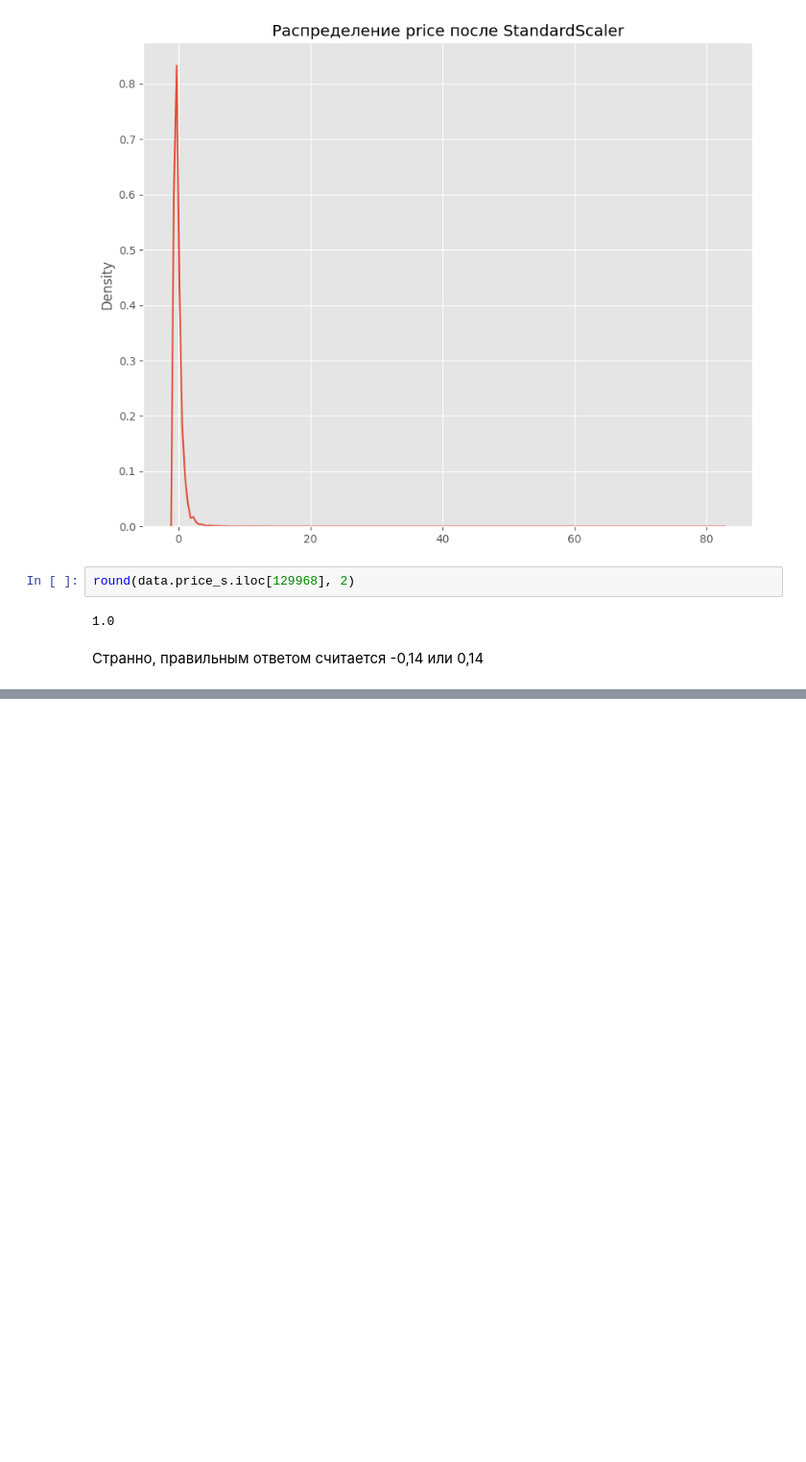
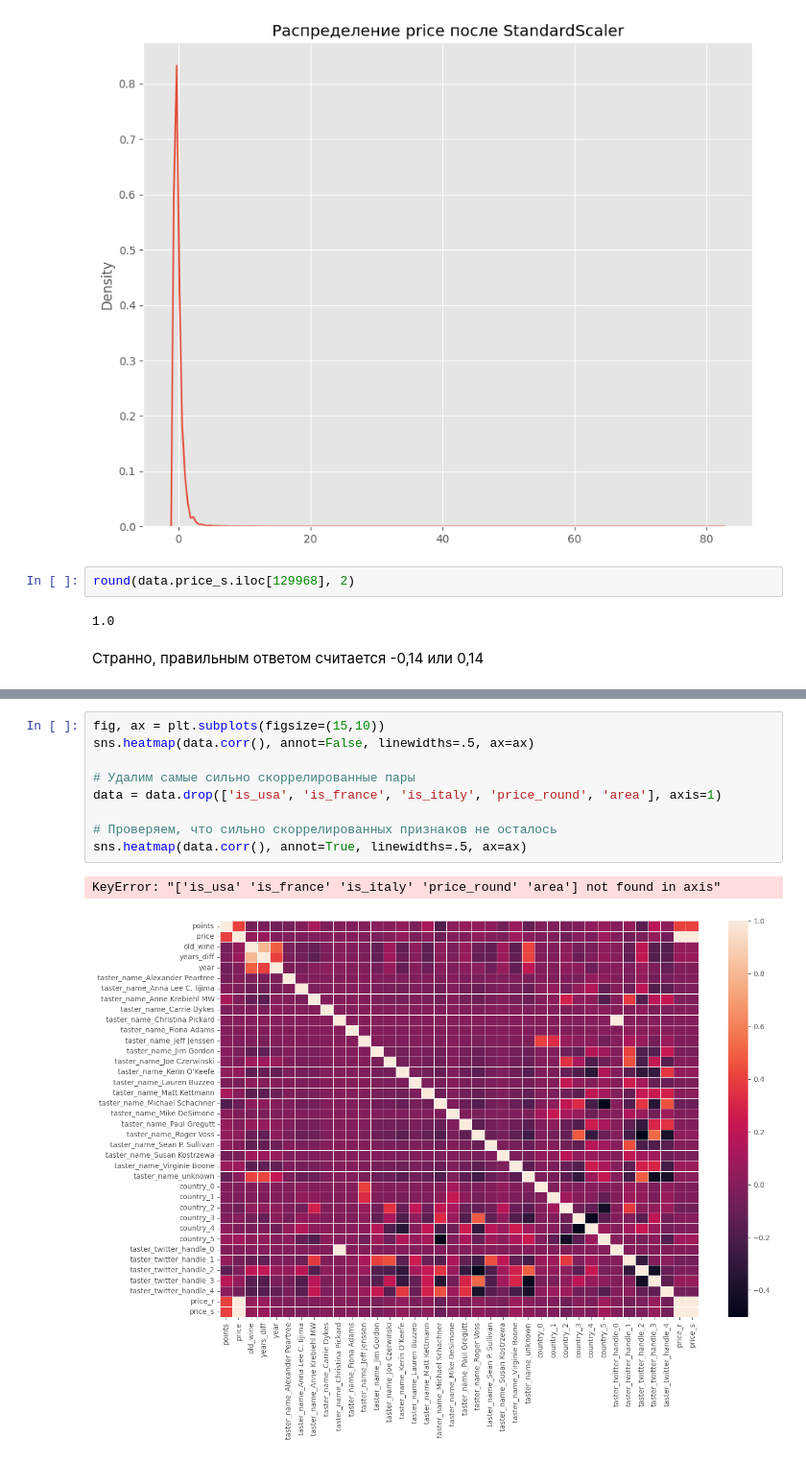
Before and after one commit to alexey300479/sf_datascience_2022, a Jupyter notebook: EDA_3/wine_eda.ipynb, the cells around one changed output, grey strips where cells are left out. Shown at 96% size. Saved outputs shown, nothing was run; the diff lists cells and outputs as text; blank space fills up the shorter version.

```diff
--- a/EDA_3/wine_eda.ipynb
+++ b/EDA_3/wine_eda.ipynb
@@ -952,0 +1054,12 @@ round(data.price_s.iloc[129968], 2)
+# %%
+fig, ax = plt.subplots(figsize=(15,10))
+sns.heatmap(data.corr(), annot=False, linewidths=.5, ax=ax)
+
+# Удалим самые сильно скоррелированные пары
+data = data.drop(['is_usa', 'is_france', 'is_italy', 'price_round', 'area'], axis=1)
+
+# Проверяем, что сильно скоррелированных признаков не осталось
+sns.heatmap(data.corr(), annot=True, linewidths=.5, ax=ax)
+# %% [output]
+KeyError: "['is_usa' 'is_france' 'is_italy' 'price_round' 'area'] not found in axis"
+[figure, added]
```
Also changed, not shown: parts of 10 cells of this notebook, 1 other file.
